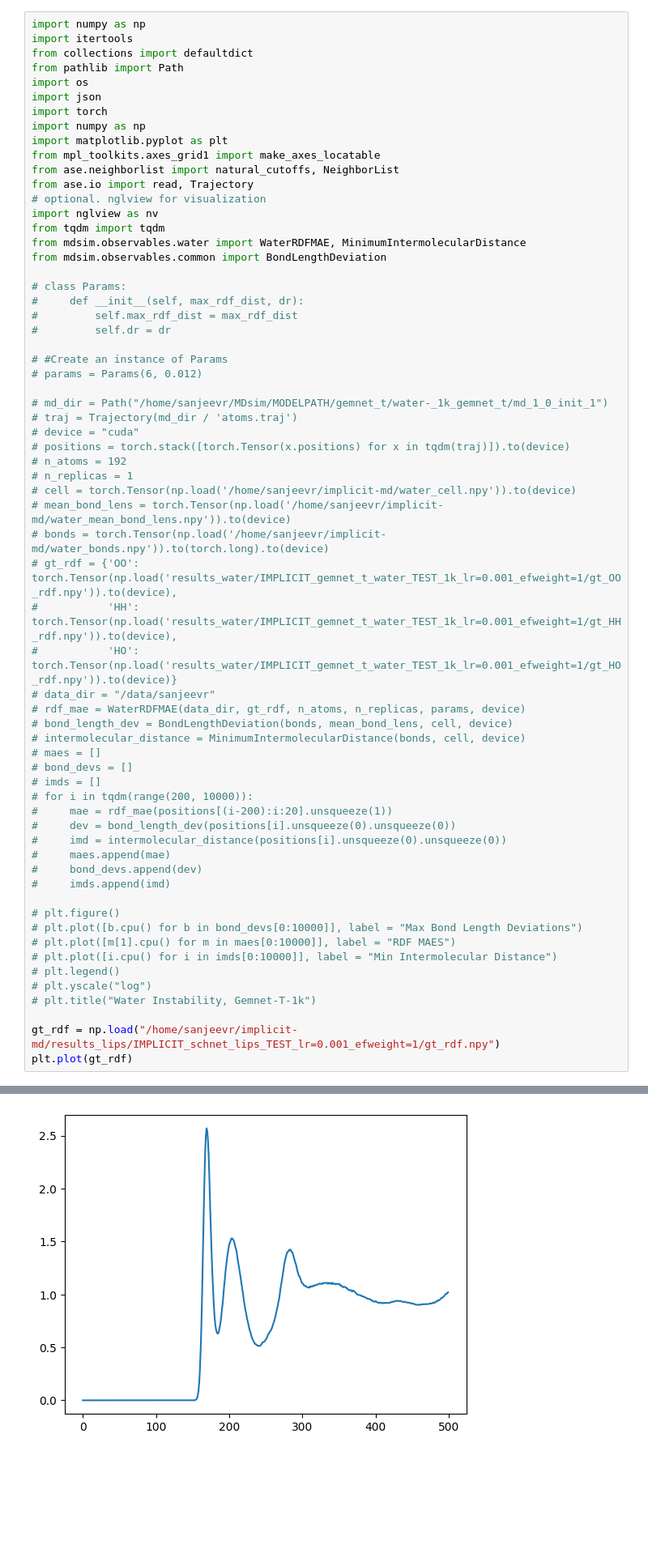
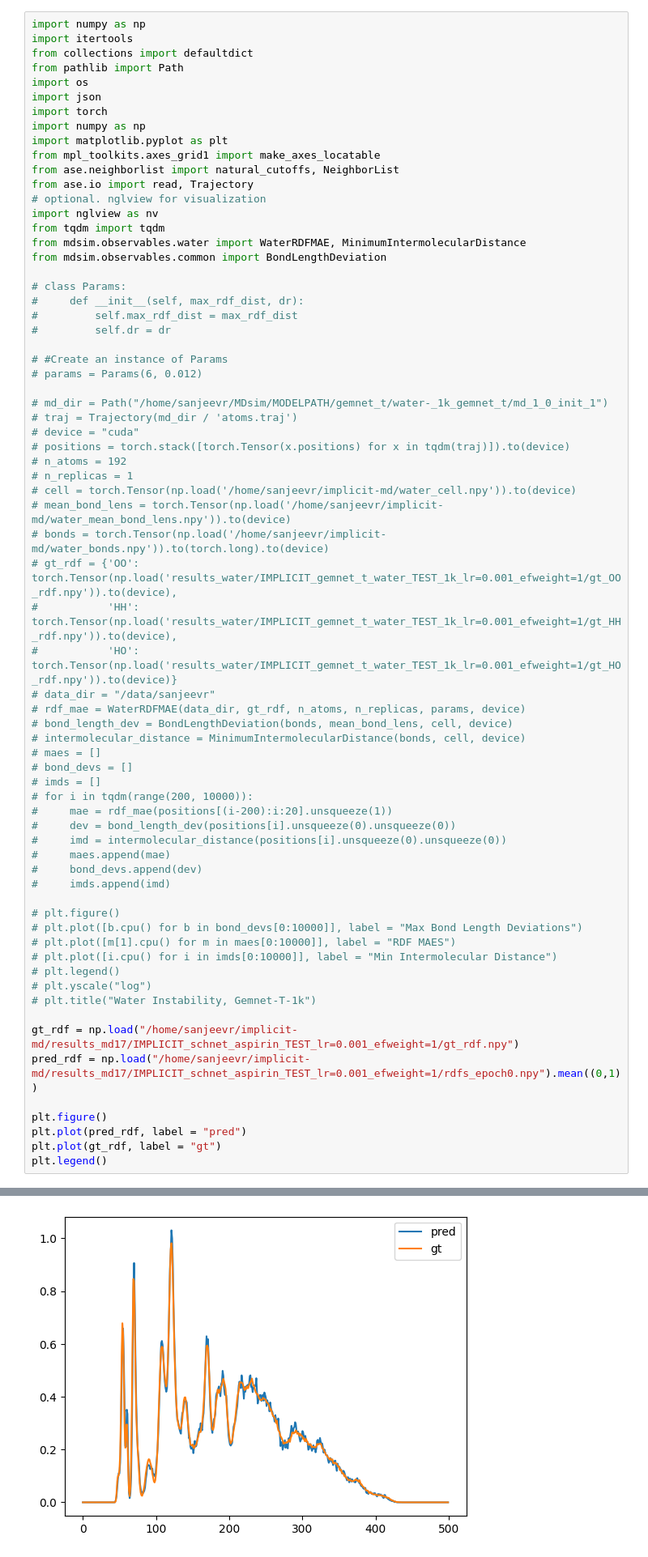
Before and after one commit to jeevster/implicit-md, a Jupyter notebook: Untitled.ipynb, the cells around one changed output, grey strips where cells are left out. Shown at 81% size. Drawn from its saved outputs; the diff is of its cells as text; blank space fills up the shorter version.

```diff
--- a/Untitled.ipynb
+++ b/Untitled.ipynb
@@ -60,6 +60,11 @@ from mdsim.observables.common import BondLengthDeviation
 # plt.yscale("log")
 # plt.title("Water Instability, Gemnet-T-1k")
 
-gt_rdf = np.load("/home/sanjeevr/implicit-md/results_lips/IMPLICIT_schnet_lips_TEST_lr=0.001_efweight=1/gt_rdf.npy")
-plt.plot(gt_rdf)
+gt_rdf = np.load("/home/sanjeevr/implicit-md/results_md17/IMPLICIT_schnet_aspirin_TEST_lr=0.001_efweight=1/gt_rdf.npy")
+pred_rdf = np.load("/home/sanjeevr/implicit-md/results_md17/IMPLICIT_schnet_aspirin_TEST_lr=0.001_efweight=1/rdfs_epoch0.npy").mean((0,1))
+
+plt.figure()
+plt.plot(pred_rdf, label = "pred")
+plt.plot(gt_rdf, label = "gt")
+plt.legend()
 # %% [output]
@@ -67,2 +72,2 @@ plt.plot(gt_rdf)
-[figure, old version]
+[figure, new version]
 # %%
```
Also changed, not shown: parts of 2 cells of this notebook, 7 other files.
